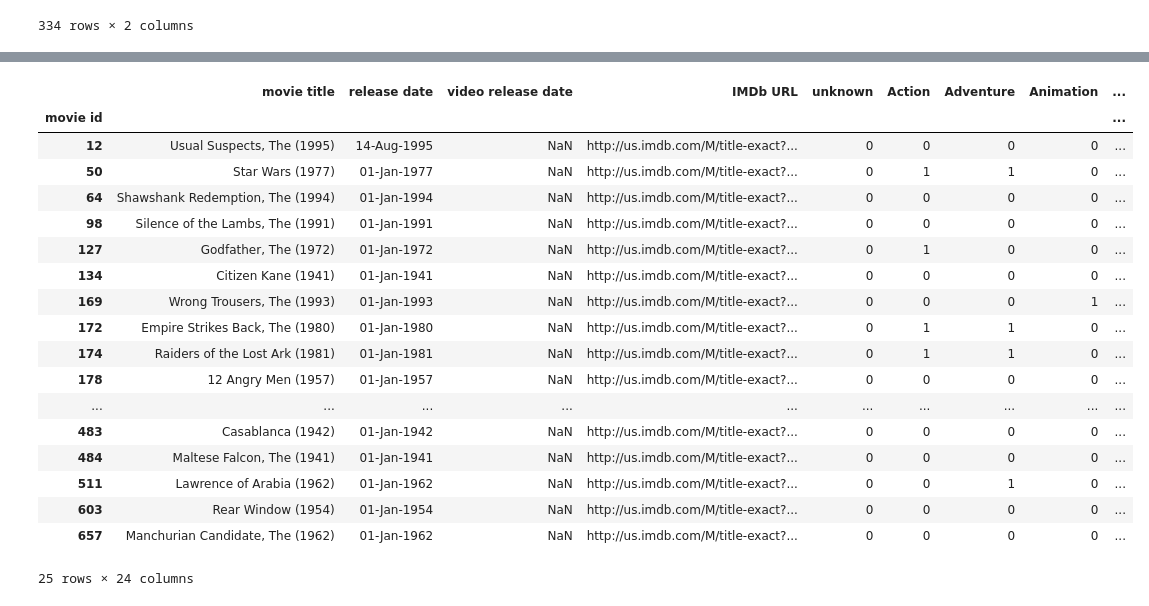
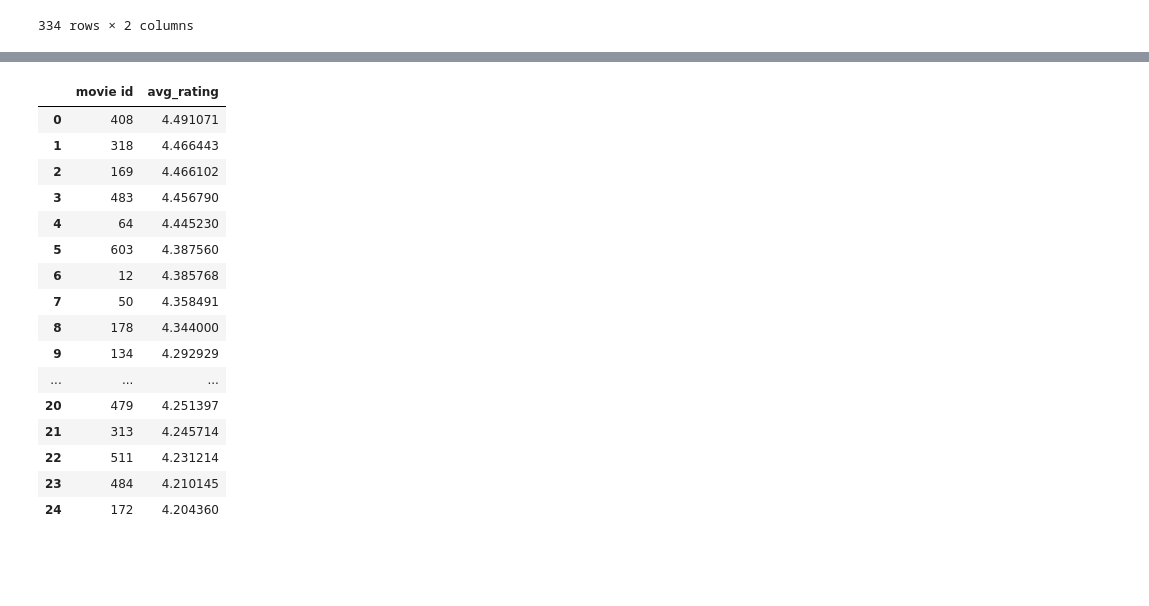
Before and after one commit to vishaltechevangelist/ds_bootcamp, a Jupyter notebook: notebooks/Week4-MovieLens_Assignment_Solution.ipynb, the cells around one changed output, grey strips where cells are left out. Drawn from its saved outputs; the diff is of its cells as text; code cells hidden in the pictures; blank space fills up the shorter version.

Commit message:
committing movielens assignment

```diff
--- a/notebooks/Week4-MovieLens_Assignment_Solution.ipynb
+++ b/notebooks/Week4-MovieLens_Assignment_Solution.ipynb
@@ -427,0 +411,3 @@ Index([408, 318, 169, 483,  64, 603,  12,  50, 178, 134, 427, 357,  98, 480,
+# %%
+ratings_list_df = ratings_list.reset_index()
+ratings_list_df
@@ -428,23 +432,21 @@ Index([408, 318, 169, 483,  64, 603,  12,  50, 178, 134, 427, 357,  98, 480,
 # %%
-top_25_movies = movies_df[movies_df['movie id'].isin(ratings_list.index)]
-top_25_movies.set_index('movie id')
+ratings_list_df.columns = ['movie id', 'avg_rating']
+ratings_list_df
 # %% [output]
-|  | movie title | release date | video release date | IMDb URL | unknown | Action | Adventure | Animation | ... |
-| movie id |  |  |  |  |  |  |  |  | ... |
-| 12 | Usual Suspects, The (1995) | 14-Aug-1995 | NaN | http://us.imdb.com/M/title-exact?... | 0 | 0 | 0 | 0 | ... |
-| 50 | Star Wars (1977) | 01-Jan-1977 | NaN | http://us.imdb.com/M/title-exact?... | 0 | 1 | 1 | 0 | ... |
-| 64 | Shawshank Redemption, The (1994) | 01-Jan-1994 | NaN | http://us.imdb.com/M/title-exact?... | 0 | 0 | 0 | 0 | ... |
-| 98 | Silence of the Lambs, The (1991) | 01-Jan-1991 | NaN | http://us.imdb.com/M/title-exact?... | 0 | 0 | 0 | 0 | ... |
-| 127 | Godfather, The (1972) | 01-Jan-1972 | NaN | http://us.imdb.com/M/title-exact?... | 0 | 1 | 0 | 0 | ... |
-| 134 | Citizen Kane (1941) | 01-Jan-1941 | NaN | http://us.imdb.com/M/title-exact?... | 0 | 0 | 0 | 0 | ... |
-| 169 | Wrong Trousers, The (1993) | 01-Jan-1993 | NaN | http://us.imdb.com/M/title-exact?... | 0 | 0 | 0 | 1 | ... |
-| 172 | Empire Strikes Back, The (1980) | 01-Jan-1980 | NaN | http://us.imdb.com/M/title-exact?... | 0 | 1 | 1 | 0 | ... |
-| 174 | Raiders of the Lost Ark (1981) | 01-Jan-1981 | NaN | http://us.imdb.com/M/title-exact?... | 0 | 1 | 1 | 0 | ... |
-| 178 | 12 Angry Men (1957) | 01-Jan-1957 | NaN | http://us.imdb.com/M/title-exact?... | 0 | 0 | 0 | 0 | ... |
-| ... | ... | ... | ... | ... | ... | ... | ... | ... | ... |
-| 483 | Casablanca (1942) | 01-Jan-1942 | NaN | http://us.imdb.com/M/title-exact?... | 0 | 0 | 0 | 0 | ... |
-| 484 | Maltese Falcon, The (1941) | 01-Jan-1941 | NaN | http://us.imdb.com/M/title-exact?... | 0 | 0 | 0 | 0 | ... |
-| 511 | Lawrence of Arabia (1962) | 01-Jan-1962 | NaN | http://us.imdb.com/M/title-exact?... | 0 | 0 | 1 | 0 | ... |
-| 603 | Rear Window (1954) | 01-Jan-1954 | NaN | http://us.imdb.com/M/title-exact?... | 0 | 0 | 0 | 0 | ... |
-| 657 | Manchurian Candidate, The (1962) | 01-Jan-1962 | NaN | http://us.imdb.com/M/title-exact?... | 0 | 0 | 0 | 0 | ... |
+|  | movie id | avg_rating |
+| 0 | 408 | 4.491071 |
+| 1 | 318 | 4.466443 |
+| 2 | 169 | 4.466102 |
+| 3 | 483 | 4.456790 |
+| 4 | 64 | 4.445230 |
+| 5 | 603 | 4.387560 |
+| 6 | 12 | 4.385768 |
+| 7 | 50 | 4.358491 |
+| 8 | 178 | 4.344000 |
+| 9 | 134 | 4.292929 |
+| ... | ... | ... |
+| 20 | 479 | 4.251397 |
+| 21 | 313 | 4.245714 |
+| 22 | 511 | 4.231214 |
+| 23 | 484 | 4.210145 |
+| 24 | 172 | 4.204360 |
-25 rows × 24 columns
```
Also changed, not shown: parts of 19 cells of this notebook.
